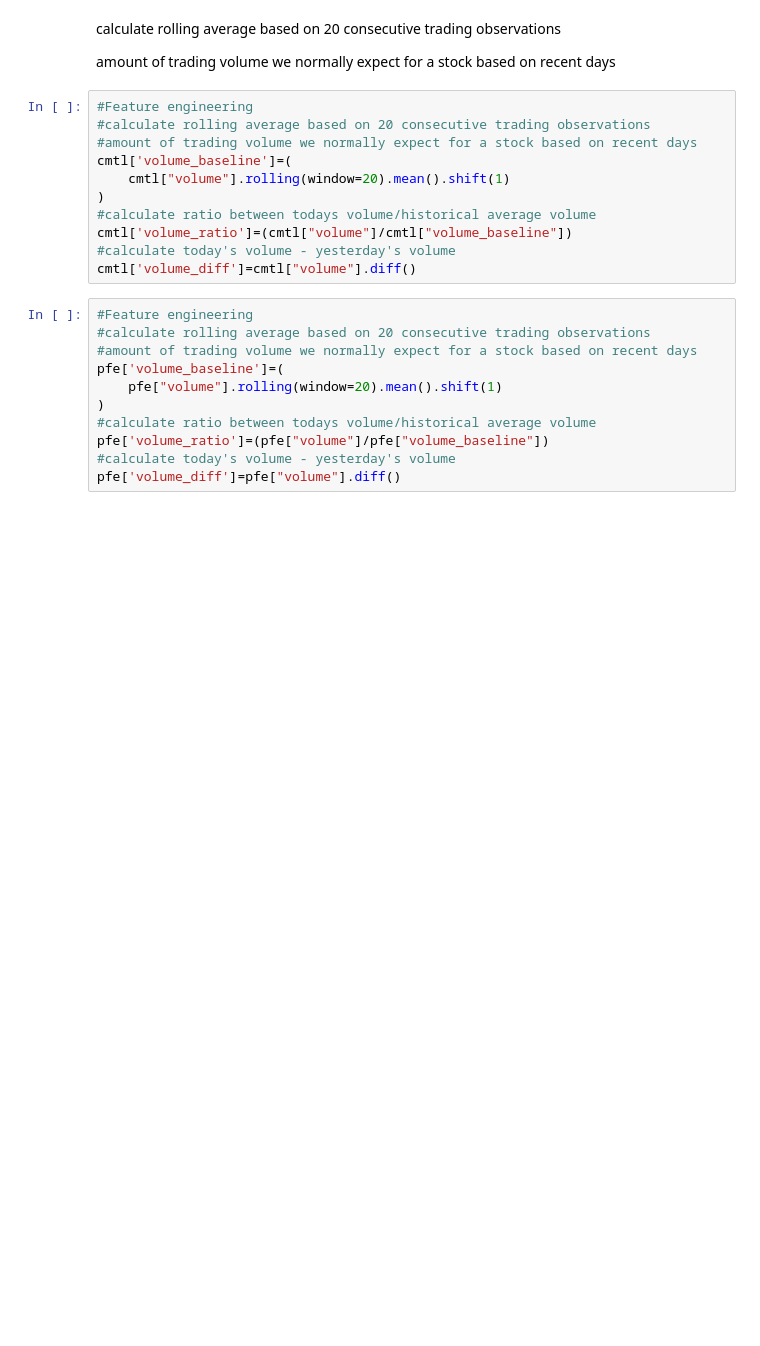
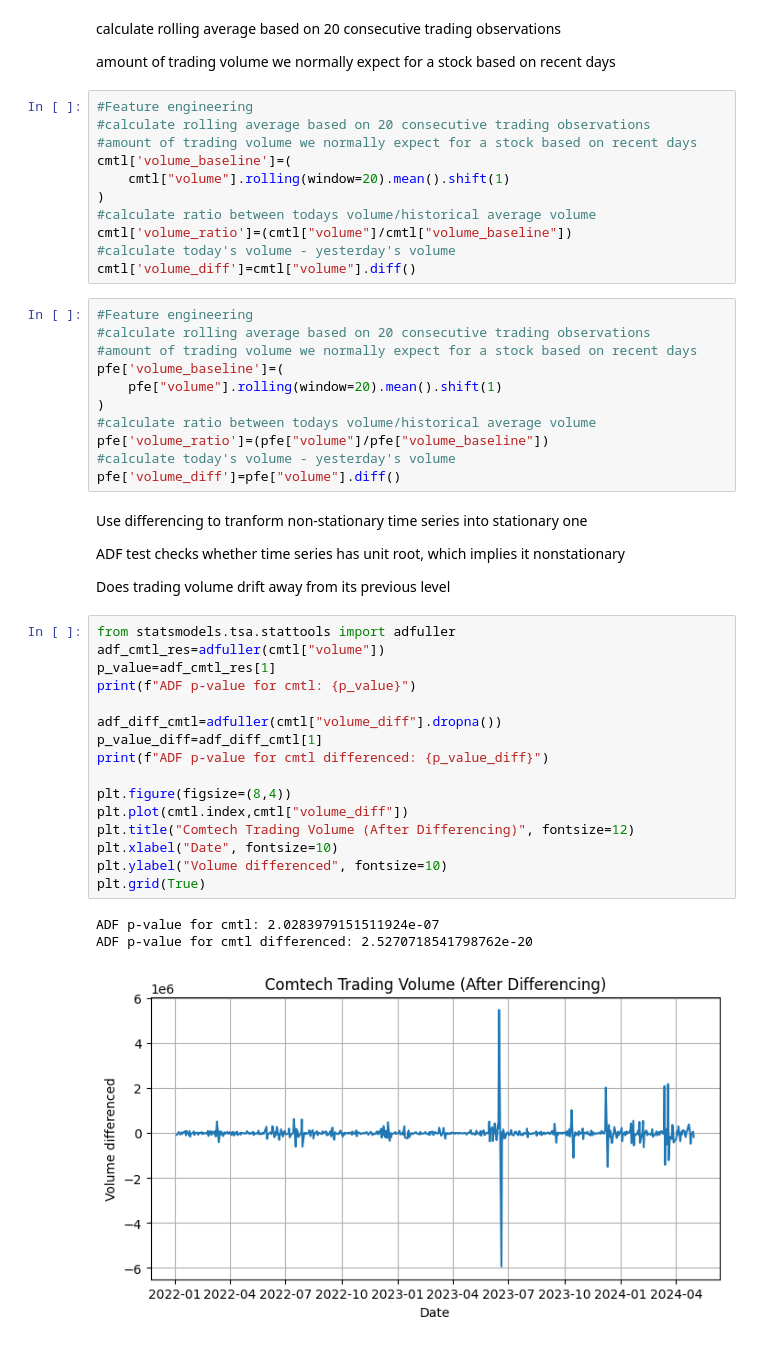
Before and after one commit to apatel4746/stockfrauddetection, a Jupyter notebook: stockfraud.ipynb, the cells around one changed output. Saved outputs shown, nothing was run; the diff lists cells and outputs as text; blank space fills up the shorter version.

```diff
--- a/stockfraud.ipynb
+++ b/stockfraud.ipynb
@@ -1118,3 +1118,29 @@ pfe['volume_baseline']=(
 pfe['volume_ratio']=(pfe["volume"]/pfe["volume_baseline"])
 #calculate today's volume - yesterday's volume
 pfe['volume_diff']=pfe["volume"].diff()
+# %% [markdown]
+Use differencing to tranform non-stationary time series into stationary one
+
+ADF test checks whether time series has unit root, which implies it nonstationary
+
+Does trading volume drift away from its previous level
+# %%
+from statsmodels.tsa.stattools import adfuller
+adf_cmtl_res=adfuller(cmtl["volume"])
+p_value=adf_cmtl_res[1]
+print(f"ADF p-value for cmtl: {p_value}")
+
+adf_diff_cmtl=adfuller(cmtl["volume_diff"].dropna())
+p_value_diff=adf_diff_cmtl[1]
+print(f"ADF p-value for cmtl differenced: {p_value_diff}")
+
+plt.figure(figsize=(8,4))
+plt.plot(cmtl.index,cmtl["volume_diff"])
+plt.title("Comtech Trading Volume (After Differencing)", fontsize=12)
+plt.xlabel("Date", fontsize=10)
+plt.ylabel("Volume differenced", fontsize=10)
+plt.grid(True)
+# %% [output]
+ADF p-value for cmtl: 2.0283979151511924e-07
+ADF p-value for cmtl differenced: 2.5270718541798762e-20
+[figure, added]
```
Also changed, not shown: parts of 17 cells of this notebook.
